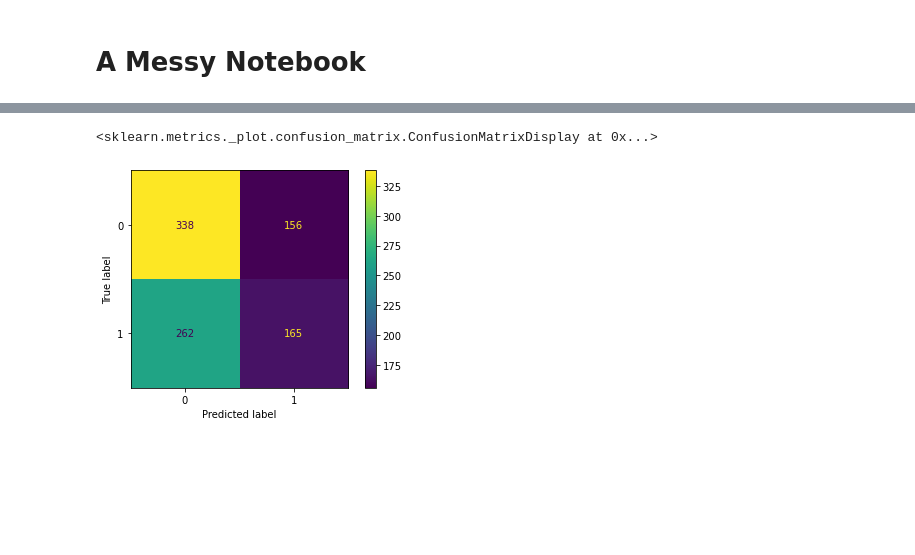
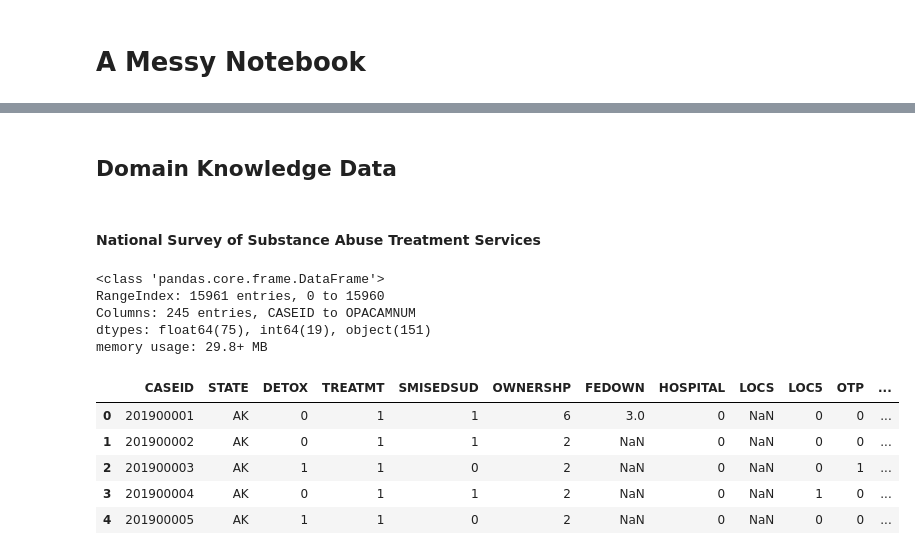
Before and after one commit to Luv2bnanook44/capstone_flatiron, a Jupyter notebook: workspace.ipynb, the cells around one changed output, grey strips where cells are left out. Cells and saved outputs as stored; diff of their text form; code cells hidden in the pictures; blank space fills up the shorter version.

```diff
--- a/workspace.ipynb
+++ b/workspace.ipynb
@@ -250,6 +18,23 @@ recall_score(y_train, tr_preds)
-# %%
-# test data
-plot_confusion_matrix(lr, X_te_ohe, y_test)
-# %% [output]
-<sklearn.metrics._plot.confusion_matrix.ConfusionMatrixDisplay at 0x...>
-[figure, removed]
+# %% [markdown]
+## Domain Knowledge Data
+# %% [markdown]
+#### National Survey of Substance Abuse Treatment Services
+# %%
+nssats = pd.read_csv('data/NSSATS_PUF_2019_CSV.csv', low_memory=False)
+# %%
+nssats.info()
+# %% [output]
+<class 'pandas.core.frame.DataFrame'>
+RangeIndex: 15961 entries, 0 to 15960
+Columns: 245 entries, CASEID to OPACAMNUM
+dtypes: float64(75), int64(19), object(151)
+memory usage: 29.8+ MB
+# %%
+nssats.head()
+# %% [output]
+|  | CASEID | STATE | DETOX | TREATMT | SMISEDSUD | OWNERSHP | FEDOWN | HOSPITAL | LOCS | LOC5 | OTP | ... |
+| 0 | 201900001 | AK | 0 | 1 | 1 | 6 | 3.0 | 0 | NaN | 0 | 0 | ... |
+| 1 | 201900002 | AK | 0 | 1 | 1 | 2 | NaN | 0 | NaN | 0 | 0 | ... |
+| 2 | 201900003 | AK | 1 | 1 | 0 | 2 | NaN | 0 | NaN | 0 | 1 | ... |
+| 3 | 201900004 | AK | 0 | 1 | 1 | 2 | NaN | 0 | NaN | 1 | 0 | ... |
+| 4 | 201900005 | AK | 1 | 1 | 0 | 2 | NaN | 0 | NaN | 0 | 0 | ... |
```
Also changed, not shown: parts of 76 cells of this notebook, 8 other files.
